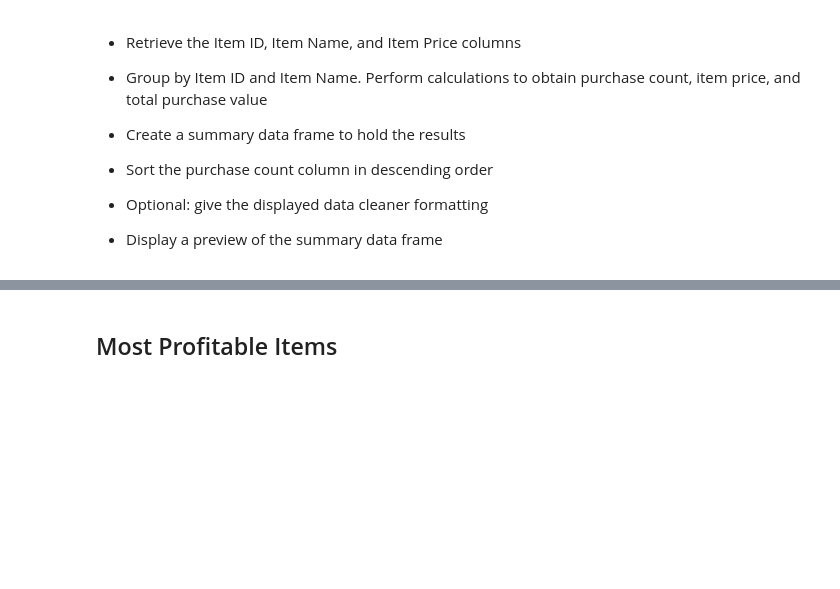
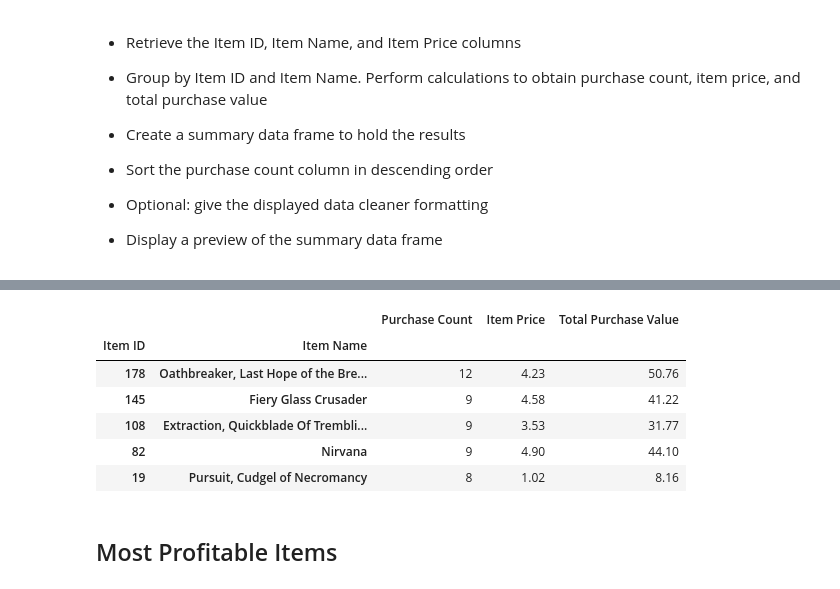
Before and after one commit to matthewellishanson/gaming-analysis, a Jupyter notebook: HeroesOfPymoli/HeroesOfPymoli_Hanson.ipynb, the cells around one changed output, grey strips where cells are left out. Drawn from its saved outputs; the diff is of its cells as text; code cells hidden in the pictures; blank space fills up the shorter version.

Commit message:
Finished items summary tables

```diff
--- a/HeroesOfPymoli/HeroesOfPymoli_Hanson.ipynb
+++ b/HeroesOfPymoli/HeroesOfPymoli_Hanson.ipynb
@@ -452,3 +462,33 @@ agepurchasing
+# %%
+#create data frame for items only
+items = purchase_data[['Item ID', 'Item Name', 'Price']]
+
+#group by item
+byitem = items.groupby(['Item ID', 'Item Name'])
+item_count = byitem['Price'].count()
+
+#add up total purchase value as price times number of purchases
+purchase_value = (byitem['Price'].sum())
+
+#get item price by dividing purchase value by item count
+item_price = purchase_value/item_count
+# %%
+#set to data frame
+items_summary = pd.DataFrame({'Purchase Count': item_count, 'Item Price': item_price, 'Total Purchase Value': purchase_value})
+#round to two decimals
+items_summary.round(2)
+#sort by purchase count, highest to lowest
+items_summary = items_summary.sort_values('Purchase Count', ascending=False)
+#print top five
+items_summary.head(5)
+# %% [output]
+|  |  | Purchase Count | Item Price | Total Purchase Value |
+| Item ID | Item Name |  |  |  |
+| 178 | Oathbreaker, Last Hope of the Bre... | 12 | 4.23 | 50.76 |
+| 145 | Fiery Glass Crusader | 9 | 4.58 | 41.22 |
+| 108 | Extraction, Quickblade Of Trembli... | 9 | 3.53 | 31.77 |
+| 82 | Nirvana | 9 | 4.90 | 44.10 |
+| 19 | Pursuit, Cudgel of Necromancy | 8 | 1.02 | 8.16 |
 # %% [markdown]
 ## Most Profitable Items
 # %% [markdown]
```
Also changed, not shown: parts of 9 cells of this notebook.
